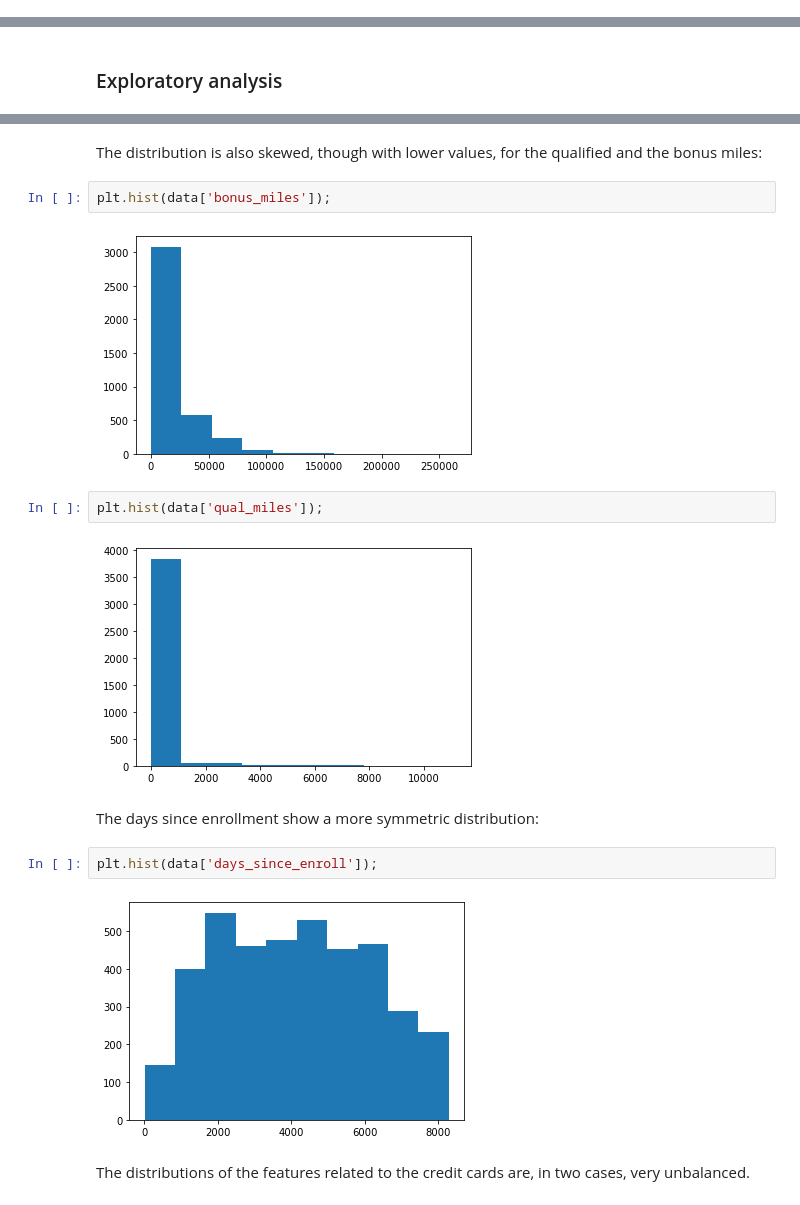
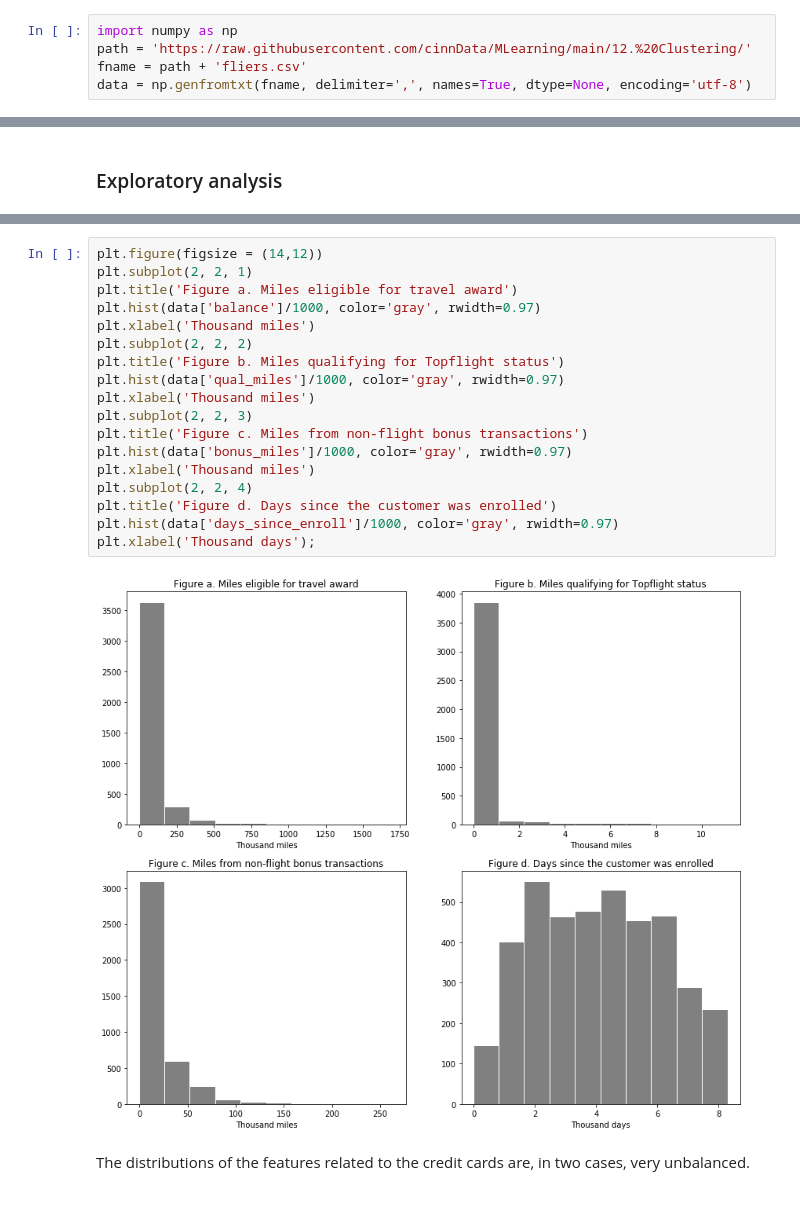
Before and after one commit to cinnData/MLearning, a Jupyter notebook: 12. Clustering/Example - Marketing to frequent fliers.ipynb, the cells around one changed output, grey strips where cells are left out. Saved outputs shown, nothing was run; the diff lists cells and outputs as text.

```diff
--- a/12. Clustering/Example - Marketing to frequent fliers.ipynb
+++ b/12. Clustering/Example - Marketing to frequent fliers.ipynb
@@ -46,0 +43,5 @@ data = np.recfromcsv('fliers.csv')
+# %%
+import numpy as np
+path = 'https://raw.githubusercontent.com/cinnData/MLearning/main/12.%20Clustering/'
+fname = path + 'fliers.csv'
+data = np.genfromtxt(fname, delimiter=',', names=True, dtype=None, encoding='utf-8')
@@ -74,19 +76,23 @@ plt.hist(data['balance']);
-# %% [markdown]
-The distribution is also skewed, though with lower values, for the qualified and the bonus miles:
-# %%
-plt.hist(data['bonus_miles']);
-# %% [output]
-[figure, removed]
-# %%
-plt.hist(data['qual_miles']);
-# %% [output]
-[figure, removed]
-# %% [markdown]
-The days since enrollment show a more symmetric distribution:
-# %%
-plt.hist(data['days_since_enroll']);
-# %% [output]
-[figure, removed]
+# %%
+plt.figure(figsize = (14,12))
+plt.subplot(2, 2, 1)
+plt.title('Figure a. Miles eligible for travel award')
+plt.hist(data['balance']/1000, color='gray', rwidth=0.97)
+plt.xlabel('Thousand miles')
+plt.subplot(2, 2, 2)
+plt.title('Figure b. Miles qualifying for Topflight status')
+plt.hist(data['qual_miles']/1000, color='gray', rwidth=0.97)
+plt.xlabel('Thousand miles')
+plt.subplot(2, 2, 3)
+plt.title('Figure c. Miles from non-flight bonus transactions')
+plt.hist(data['bonus_miles']/1000, color='gray', rwidth=0.97)
+plt.xlabel('Thousand miles')
+plt.subplot(2, 2, 4)
+plt.title('Figure d. Days since the customer was enrolled')
+plt.hist(data['days_since_enroll']/1000, color='gray', rwidth=0.97)
+plt.xlabel('Thousand days');
+# %% [output]
+[figure, added]
 # %% [markdown]
 The distributions of the features related to the credit cards are, in two cases, very unbalanced.
 # %%
```
Also changed, not shown: parts of 34 cells of this notebook.
